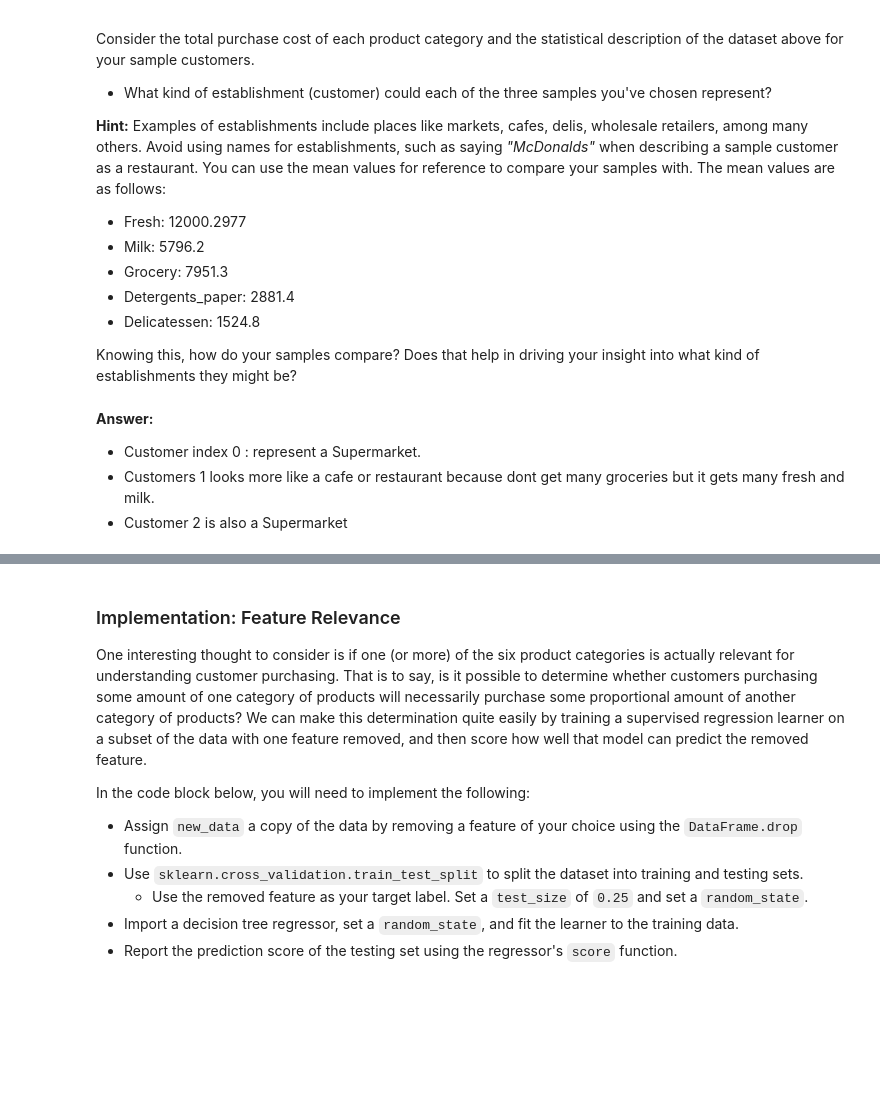
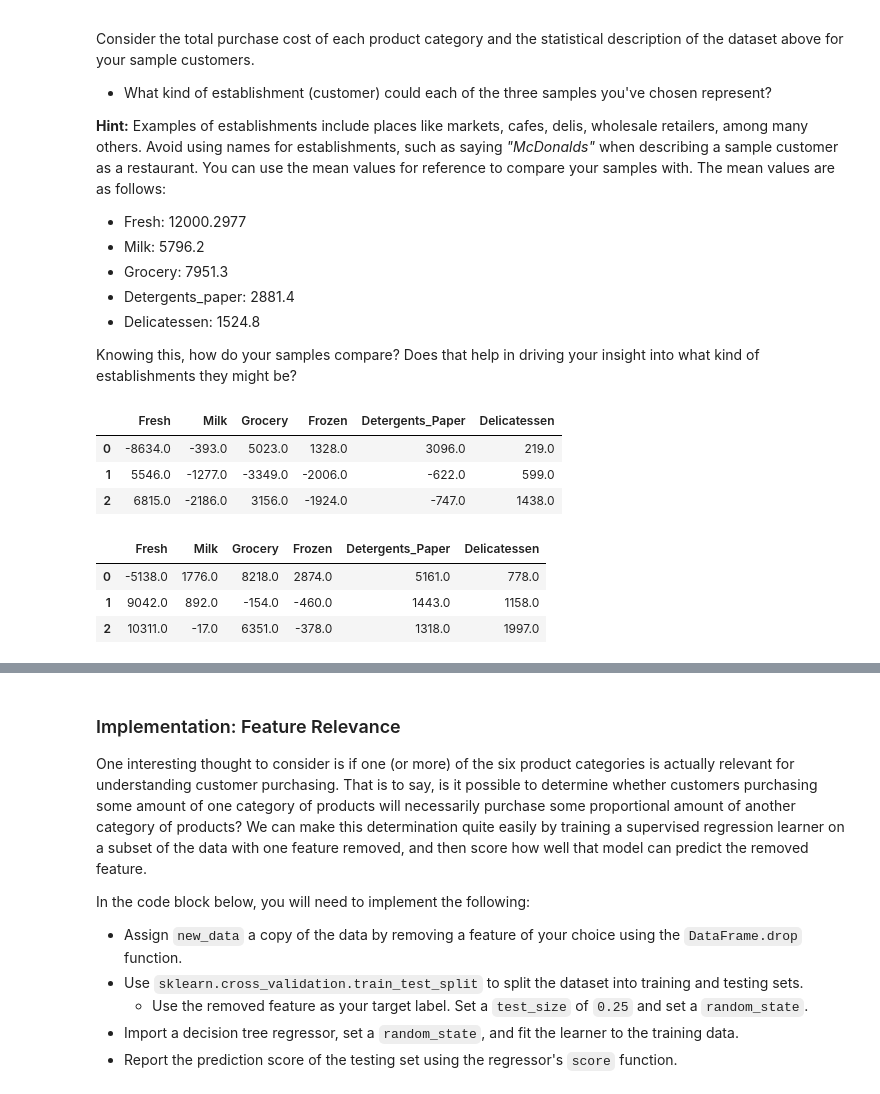
Before and after one commit to juadel/MLProjects, a Jupyter notebook: Customer_segments/customer_segments.ipynb, the cells around one changed output, grey strips where cells are left out. Saved outputs shown, nothing was run; the diff lists cells and outputs as text; code cells hidden in the pictures; blank space fills up the shorter version.

```diff
--- a/Customer_segments/customer_segments.ipynb
+++ b/Customer_segments/customer_segments.ipynb
@@ -88,8 +88,16 @@ Consider the total purchase cost of each product category and the statistical de
 * Delicatessen: 1524.8
 
 Knowing this, how do your samples compare? Does that help in driving your insight into what kind of establishments they might be?
-# %% [markdown]
-**Answer:**
- * Customer index 0 : represent a Supermarket.
- * Customers 1 looks more like a cafe or restaurant because dont get many groceries but it gets many fresh and milk.
- * Customer 2 is also a Supermarket
+# %%
+#comparing mean and median with samples
+display(samples - np.round(data.mean()))
+display(samples - np.round(data.median()))
+# %% [output]
+|  | Fresh | Milk | Grocery | Frozen | Detergents_Paper | Delicatessen |
+| 0 | -8634.0 | -393.0 | 5023.0 | 1328.0 | 3096.0 | 219.0 |
+| 1 | 5546.0 | -1277.0 | -3349.0 | -2006.0 | -622.0 | 599.0 |
+| 2 | 6815.0 | -2186.0 | 3156.0 | -1924.0 | -747.0 | 1438.0 |
+|  | Fresh | Milk | Grocery | Frozen | Detergents_Paper | Delicatessen |
+| 0 | -5138.0 | 1776.0 | 8218.0 | 2874.0 | 5161.0 | 778.0 |
+| 1 | 9042.0 | 892.0 | -154.0 | -460.0 | 1443.0 | 1158.0 |
+| 2 | 10311.0 | -17.0 | 6351.0 | -378.0 | 1318.0 | 1997.0 |
```
Also changed, not shown: parts of 14 cells of this notebook, 1 other file.
